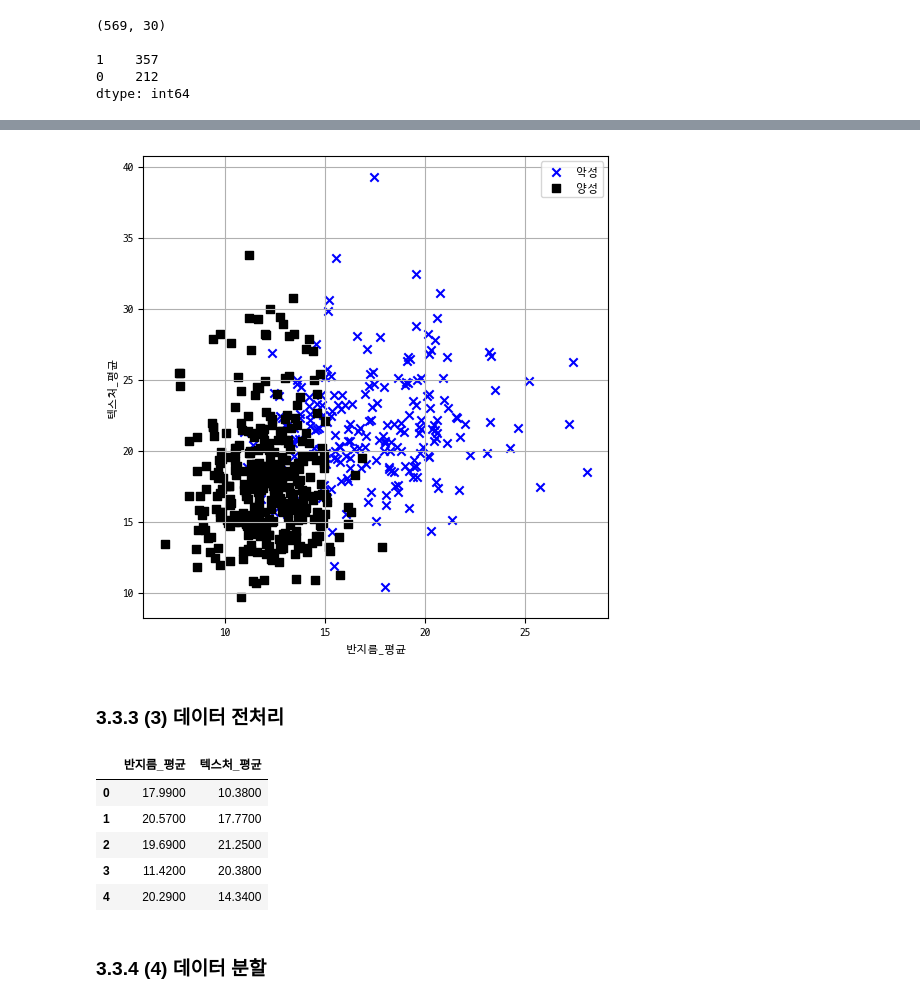
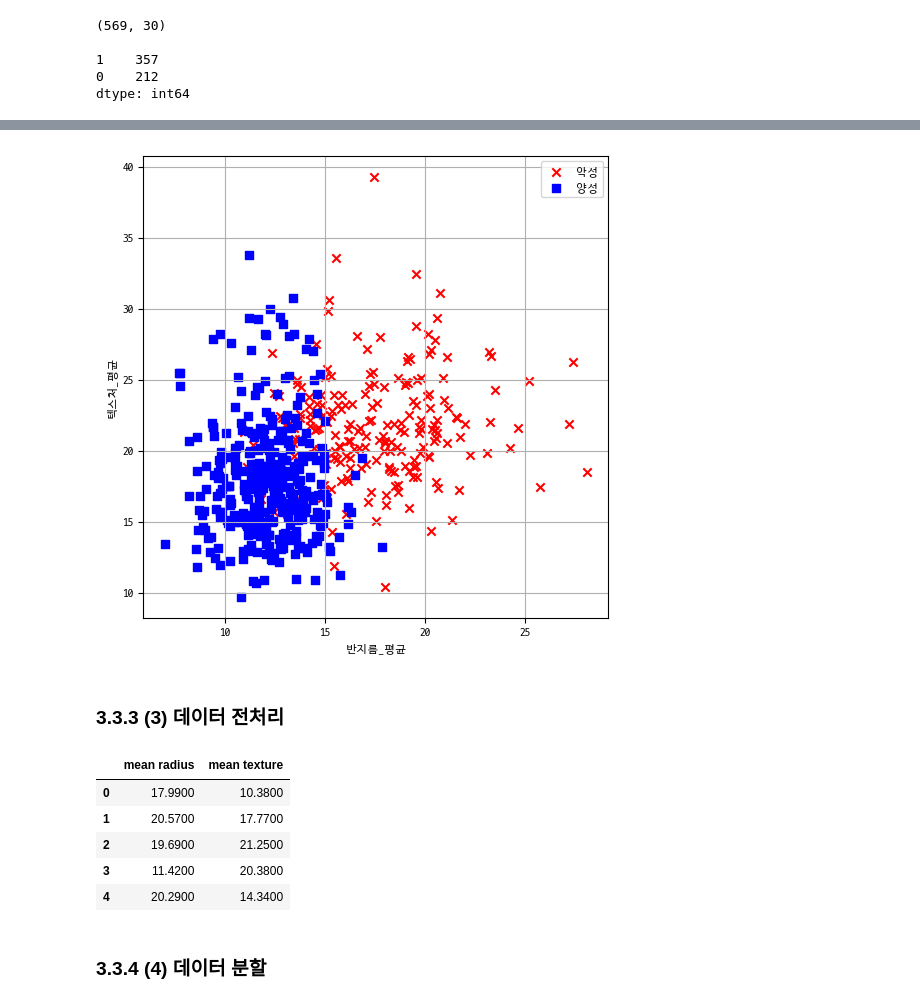
Before and after one commit to alvin343/aiforprofit, a Jupyter notebook: notebooks/ch03_03_first_ml.ipynb, the cells around one changed output, grey strips where cells are left out. Saved outputs shown, nothing was run; the diff lists cells and outputs as text; code cells hidden in the pictures.

Commit message:
fix - change korean font config - change column name with it's own feature_name of dataset

```diff
--- a/notebooks/ch03_03_first_ml.ipynb
+++ b/notebooks/ch03_03_first_ml.ipynb
@@ -100,7 +100,8 @@ columns = [
 ]
 
 # 읽어 들인 데이터를 데이터프레임으로 변환
-df = pd.DataFrame(cancer.data, columns=columns)
+# df = pd.DataFrame(cancer.data, columns=columns)
+df = pd.DataFrame(cancer.data, columns=cancer.feature_names)
 
 # 정답 데이터를 꺼냄
 y = pd.Series(cancer.target)
@@ -173,43 +174,43 @@ display(df1.head())
 # %%
 
 
 # 산포도 그리기
 
 # 그래프의 크기를 설정
 plt.figure(figsize=(6,6))
 
 # 목적변수 값이 1인 데이터의 산포도 그리기
-plt.scatter(df0['반지름_평균'], df0['텍스처_평균'], marker='x',
-    c='b', label='악성')
+plt.scatter(df0['mean radius'], df0['mean texture'], marker='x',
+    c='r', label='악성')
 
 # 목적변수 값이 1인 데이터의 산포도 그리기
-plt.scatter(df1['반지름_평균'], df1['텍스처_평균'], marker='s',
-    c='k', label='양성')
+plt.scatter(df1['mean radius'], df1['mean texture'], marker='s',
+    c='b', label='양성')
 
 # 그리드 표시
 plt.grid()
 
 # 레이블 표시
 plt.xlabel('반지름_평균')
 plt.ylabel('텍스처_평균')
 
 # 범례 그리기
 plt.legend()
 
 # 화면에 전체 그래프를 출력
 plt.show()
 # %% [output]
-[figure, old version]
+[figure, new version]
 # %% [markdown]
 ### 3.3.3 (3) 데이터 전처리
 # %%
 # 입력 데이터를 두 개의 필드로 줄이기
 
-input_columns = ['반지름_평균', '텍스처_평균']
+input_columns = ['mean radius', 'mean texture']
 x = df[input_columns]
 display(x.head())
 # %% [output]
-|  | 반지름_평균 | 텍스처_평균 |
+|  | mean radius | mean texture |
 | 0 | 17.9900 | 10.3800 |
 | 1 | 20.5700 | 17.7700 |
 | 2 | 19.6900 | 21.2500 |
```
Also changed, not shown: parts of 5 cells of this notebook.
